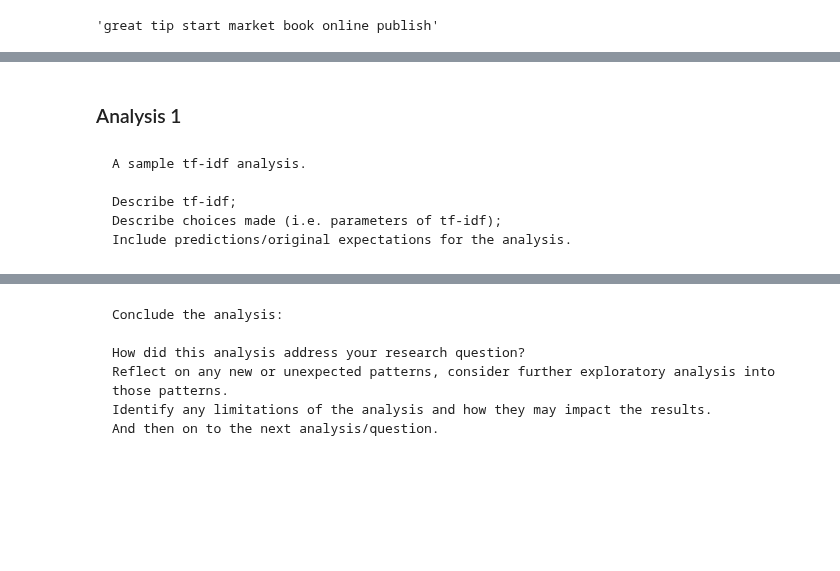
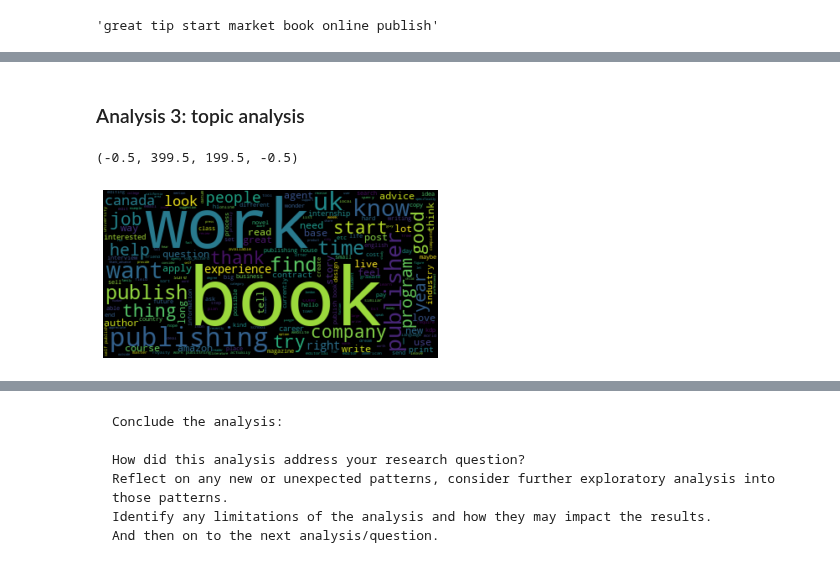
Before and after one commit to meiqingli/dssj_summer2022, a Jupyter notebook: DSSJ_Final_Project_Li.ipynb, the cells around one changed output, grey strips where cells are left out. Drawn from its saved outputs; the diff is of its cells as text; code cells hidden in the pictures; blank space fills up the shorter version.

````diff
--- a/DSSJ_Final_Project_Li.ipynb
+++ b/DSSJ_Final_Project_Li.ipynb
@@ -285,0 +289,9 @@ df_comments_processed = pd.read_csv(url_comments_processed)
+# %%
+# First I will extract the posts and comments with geographic identifiers
+# create a list of places of interest based on annotation
+# narrow down to these three places for now (note 'us' can have multiple meanings)
+places = ['uk', 'canada', 'california']
+place = '|'.join(r"\b{}\b".format(x) for x in places)
+
+posts = df_posts_processed[df_posts_processed['lemmas'].str.contains(place)].reset_index()
+comments = df_comments_processed[df_comments_processed['lemmas'].str.contains(place)].reset_index()
@@ -302,10 +463,2 @@ A sample analysis outline is included below:
 # %% [markdown]
-### Analysis 1
+### Analysis 3: topic analysis
-# %% [markdown]
-```
-A sample tf-idf analysis.
-
-Describe tf-idf;
-Describe choices made (i.e. parameters of tf-idf);
-Include predictions/original expectations for the analysis.
-```
@@ -311,0 +469,14 @@ Include predictions/original expectations for the analysis.
+# %%
+text_posts = posts.lemmas.str.cat(sep=', ')
+text_comments = comments.lemmas.str.cat(sep=', ')
+# %%
+wordcloud_posts = WordCloud().generate(text_posts)
+wordcloud_comments = WordCloud().generate(text_comments)
+# %%
+import matplotlib.pyplot as plt
+
+plt.imshow(wordcloud_posts, interpolation='bilinear')
+plt.axis("off")
+# %% [output]
+(-0.5, 399.5, 199.5, -0.5)
+[figure, added]
````
Also changed, not shown: parts of 22 cells of this notebook.
